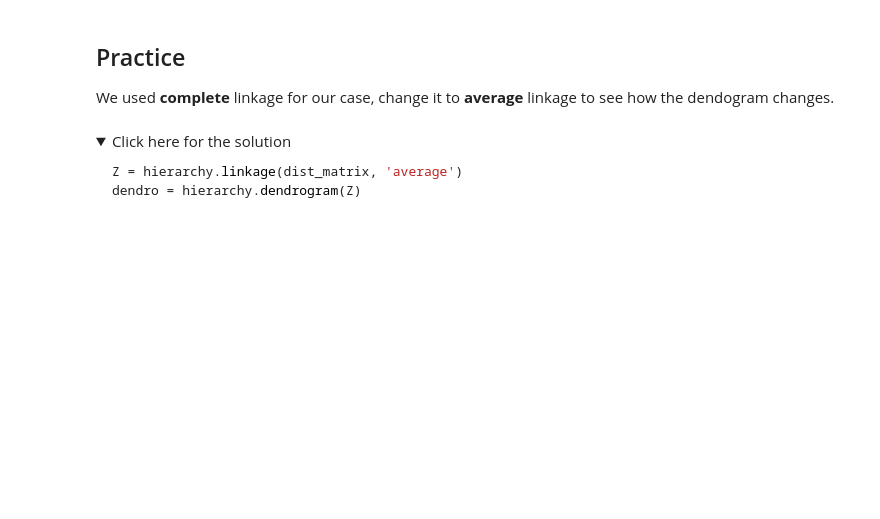
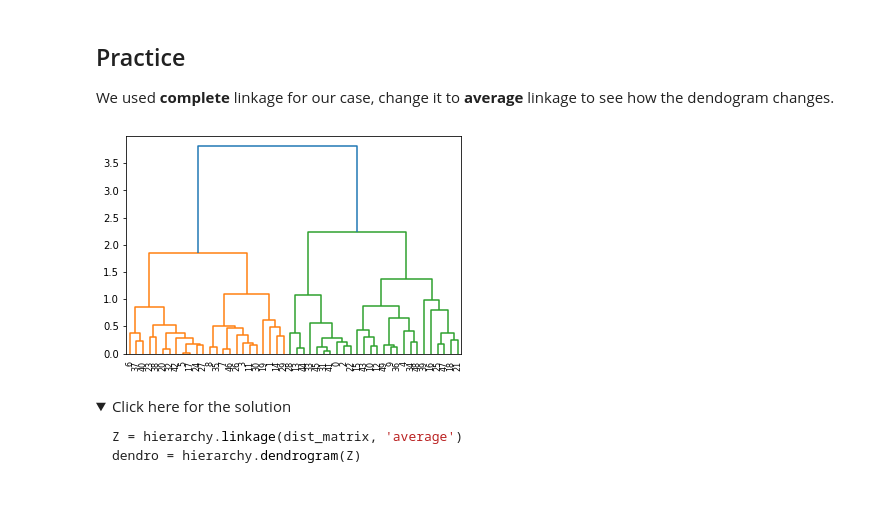
Before and after one commit to junaidjdp/IBM_DS, a Jupyter notebook: ML/IBMDeveloperSkillsNetwork-ML0101EN-SkillsNetwork_labs_Module 4_ML0101EN-Clus-Hierarchical-Cars.jupyterlite.ipynb, the cells around one changed output. Drawn from its saved outputs; the diff is of its cells as text; code cells hidden in the pictures; folded sections open; blank space fills up the shorter version.

```diff
--- a/ML/IBMDeveloperSkillsNetwork-ML0101EN-SkillsNetwork_labs_Module 4_ML0101EN-Clus-Hierarchical-Cars.jupyterlite.ipynb
+++ b/ML/IBMDeveloperSkillsNetwork-ML0101EN-SkillsNetwork_labs_Module 4_ML0101EN-Clus-Hierarchical-Cars.jupyterlite.ipynb
@@ -181,6 +198,10 @@ dendro = hierarchy.dendrogram(Z)
 We used **complete** linkage for our case, change it to **average** linkage to see how the dendogram changes.
 # %%
 # write your code here
+Z = hierarchy.linkage(dist_matrix, 'average')
+dendro = hierarchy.dendrogram(Z)
+# %% [output]
+[figure, added]
 # %% [markdown]
 <details><summary>Click here for the solution</summary>
 
```
Also changed, not shown: parts of 7 cells of this notebook.
